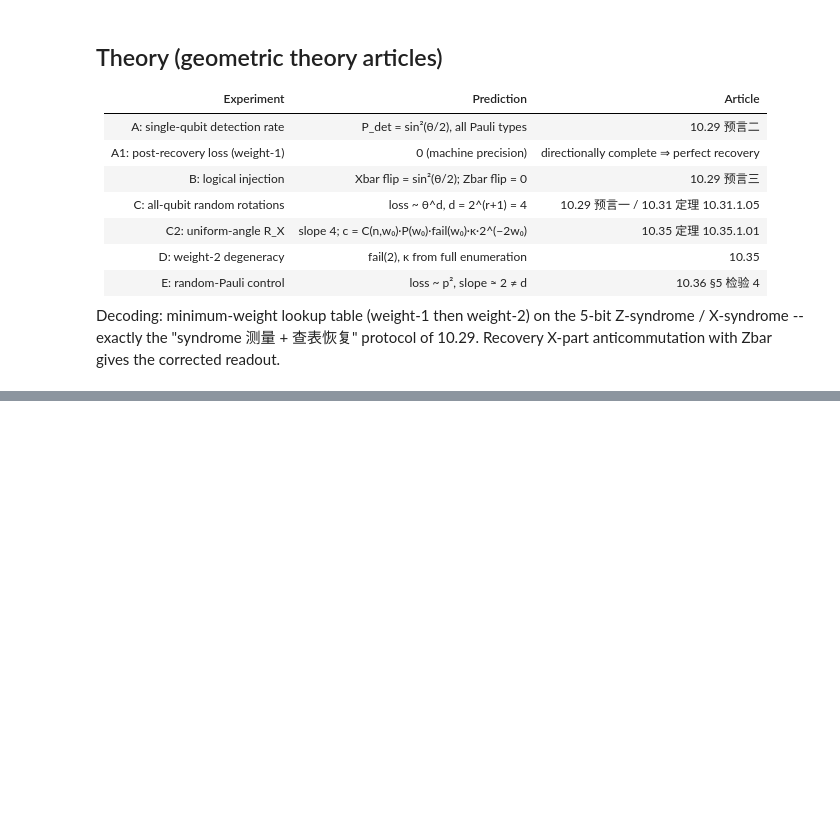
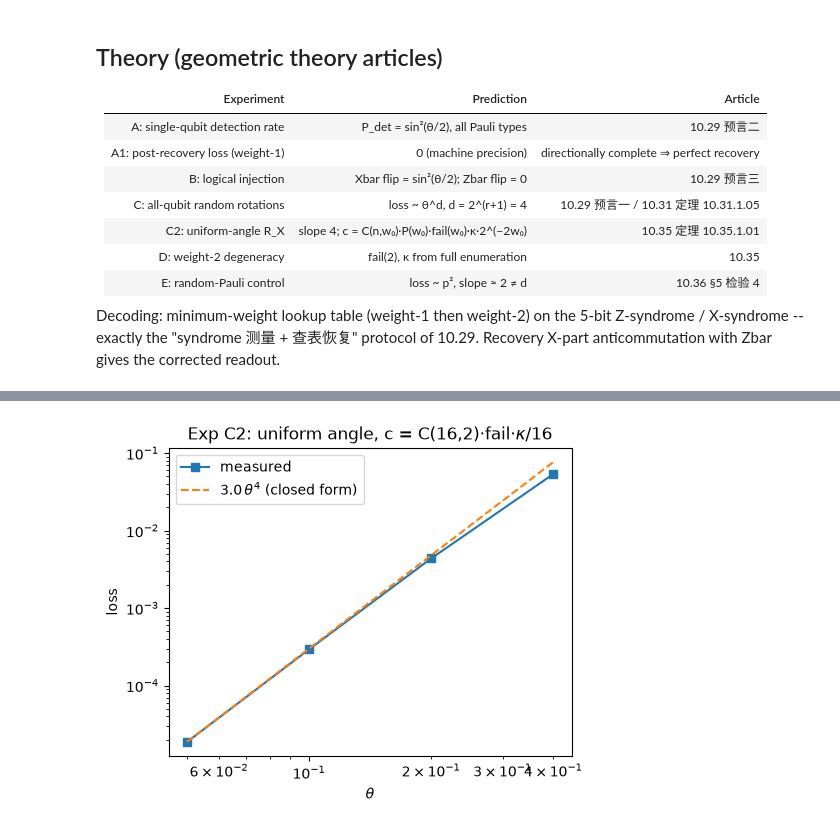
Before and after one commit to qLDPCOrg/qLDPC, a Jupyter notebook: examples/logical_error_rates/misc/directionally_complete_rm.ipynb, the cells around one changed output, grey strips where cells are left out. Drawn from its saved outputs; the diff is of its cells as text; code cells hidden in the pictures; blank space fills up the shorter version.

```diff
--- a/examples/logical_error_rates/misc/directionally_complete_rm.ipynb
+++ b/examples/logical_error_rates/misc/directionally_complete_rm.ipynb
@@ -232,12 +251,8 @@ def loss_for_config(sim):
 
 
 # syndrome masks for the incoherent control (Exp E)
-hx_cols = [0] * 5
 hz_cols = [0] * 5
 for j in range(5):
-    for b, v in enumerate(hx[j]):
-        if v:
-            hx_cols[j] |= 1 << b
     for b, v in enumerate(hz[j]):
         if v:
             hz_cols[j] |= 1 << b
@@ -246,11 +261,6 @@ for j in range(5):
 def synd_z_of(mask_x):
     """Z-stabilizer syndrome (5-bit tuple) of an X-type error mask."""
     return tuple(bin(hz_cols[j] & mask_x).count("1") % 2 for j in range(5))
-
-
-def synd_x_of(mask_z):
-    """X-stabilizer syndrome (5-bit tuple) of a Z-type error mask."""
-    return tuple(bin(hx_cols[j] & mask_z).count("1") % 2 for j in range(5))
 # %% [markdown]
 ## Theory (geometric theory articles)
 
@@ -401,7 +464,7 @@ for th in thetas:
     print(f"  theta={th:.2f}: loss={loss:.4e}")
 # main-order window {0.05,0.1,0.2}: next-to-main order (theta^6) negligible;
 # theta=0.4 sits at the saturation edge (10.36 Sec 6.5 bends the slope there)
-for (lo, hi), tag in [((0, 2), "main-order  {0.05,0.1,0.2}"), ((0, 3), "all-points  {0.05..0.4}")]:
+for (lo, hi), tag in [((0, 3), "main-order  {0.05,0.1,0.2}"), ((0, 4), "all-points  {0.05..0.4}")]:
     xs = np.log(thetas[lo:hi])
     ys = np.log(np.array(losses[lo:hi]))
     slope, intercept = np.polyfit(xs, ys, 1)
@@ -415,9 +478,10 @@ print(
 
 fig, ax = plt.subplots(figsize=(5.2, 4))
 ax.loglog(thetas, losses, "s-", label="measured")
-ax.loglog(thetas, 3.0 * thetas**4, "--", label=r"$3.0\,	heta^4$ (closed form)")
-ax.set_xlabel(r"$	heta$")
+ax.loglog(thetas, 3.0 * thetas**4, "--", label=r"$3.0\,\theta^4$ (closed form)")
+ax.set_xlabel(r"$\theta$")
 ax.set_ylabel("loss")
-ax.set_title("Exp C2: uniform angle, c = C(16,2)$\cdot$fail$\cdot\kappa$/16")
+ax.set_title(r"Exp C2: uniform angle, c = C(16,2)$\cdot$fail$\cdot\kappa$/16")
 ax.legend()
 plt.show()
+# %% [output]
@@ -424,2 +496,3 @@ plt.show()
+[figure, added]
 # %%
 print("\n=== Exp E: random-Pauli control (10.36 check 4: incoherent p^2) ===")
```
Also changed, not shown: parts of 11 cells of this notebook.
